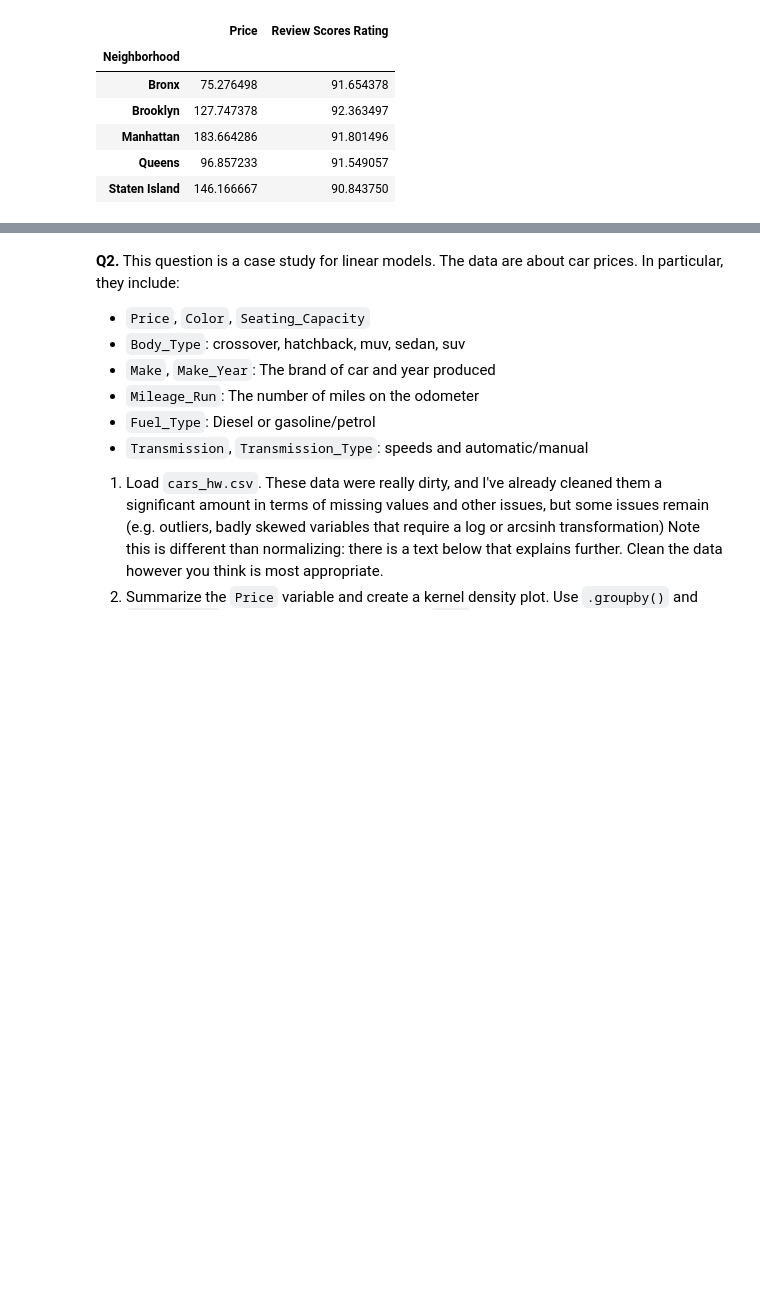
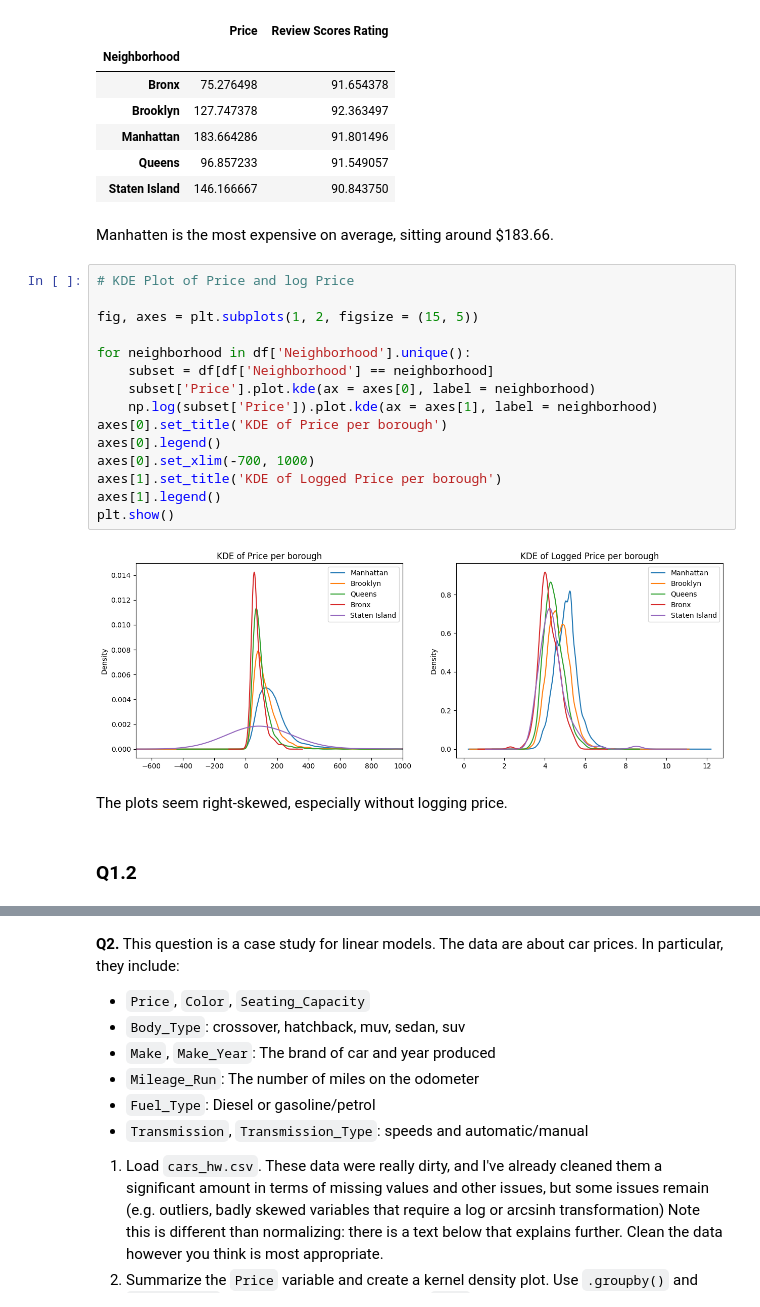
Before and after one commit to nhorton06/week_8, a Jupyter notebook: assignment.ipynb, the cells around one changed output, grey strips where cells are left out. Drawn from its saved outputs; the diff is of its cells as text; blank space fills up the shorter version.

```diff
--- a/assignment.ipynb
+++ b/assignment.ipynb
@@ -64,3 +73,26 @@ df.groupby('Neighborhood')[['Price', 'Review Scores Rating']].mean()
 | Manhattan | 183.664286 | 91.801496 |
 | Queens | 96.857233 | 91.549057 |
 | Staten Island | 146.166667 | 90.843750 |
+# %% [markdown]
+Manhatten is the most expensive on average, sitting around $183.66.
+# %%
+# KDE Plot of Price and log Price
+
+fig, axes = plt.subplots(1, 2, figsize = (15, 5))
+
+for neighborhood in df['Neighborhood'].unique():
+    subset = df[df['Neighborhood'] == neighborhood]
+    subset['Price'].plot.kde(ax = axes[0], label = neighborhood)
+    np.log(subset['Price']).plot.kde(ax = axes[1], label = neighborhood)
+axes[0].set_title('KDE of Price per borough')
+axes[0].legend()
+axes[0].set_xlim(-700, 1000)
+axes[1].set_title('KDE of Logged Price per borough')
+axes[1].legend()
+plt.show()
+# %% [output]
+[figure, added]
+# %% [markdown]
+The plots seem right-skewed, especially without logging price.
+# %% [markdown]
+### Q1.2
```
Also changed, not shown: parts of 14 cells of this notebook, 1 other file.
